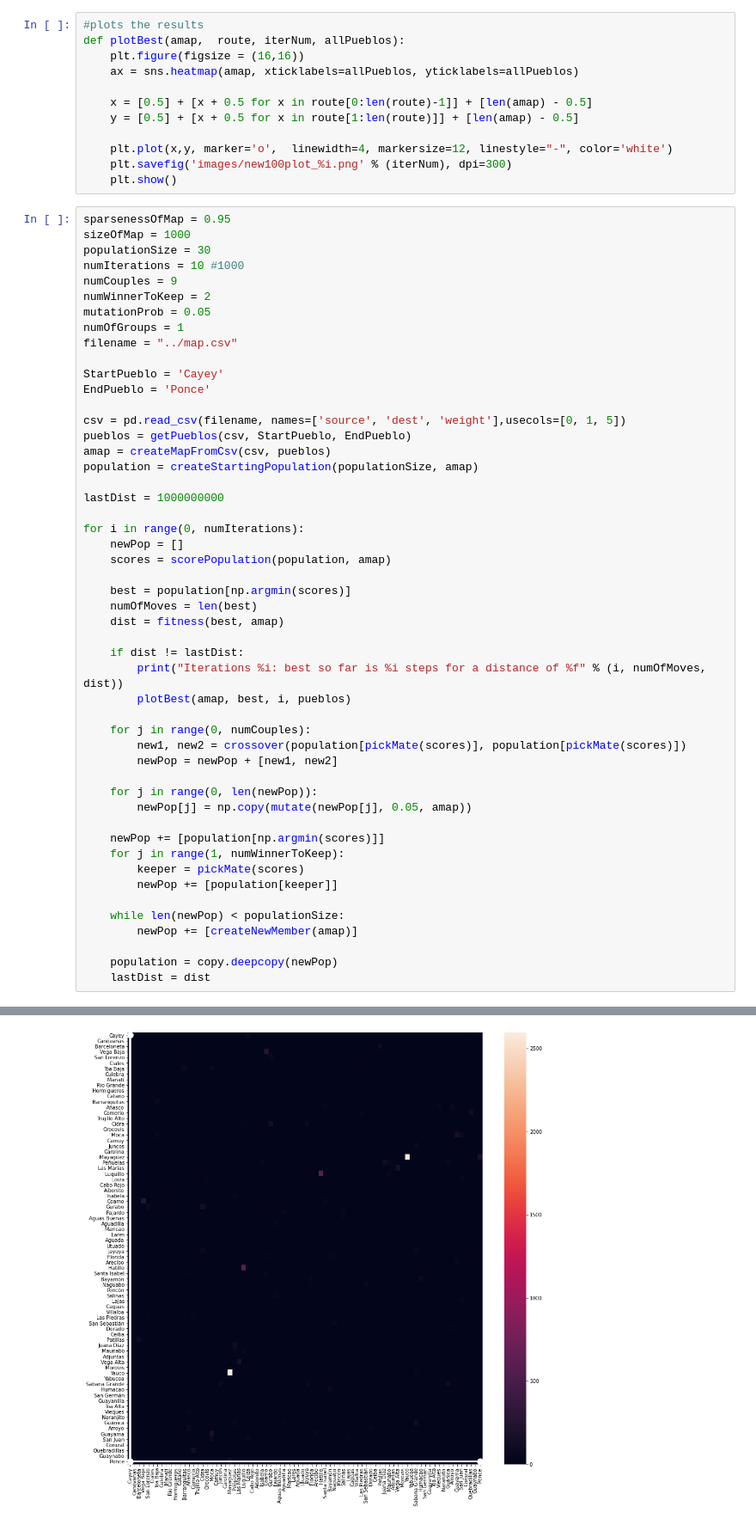
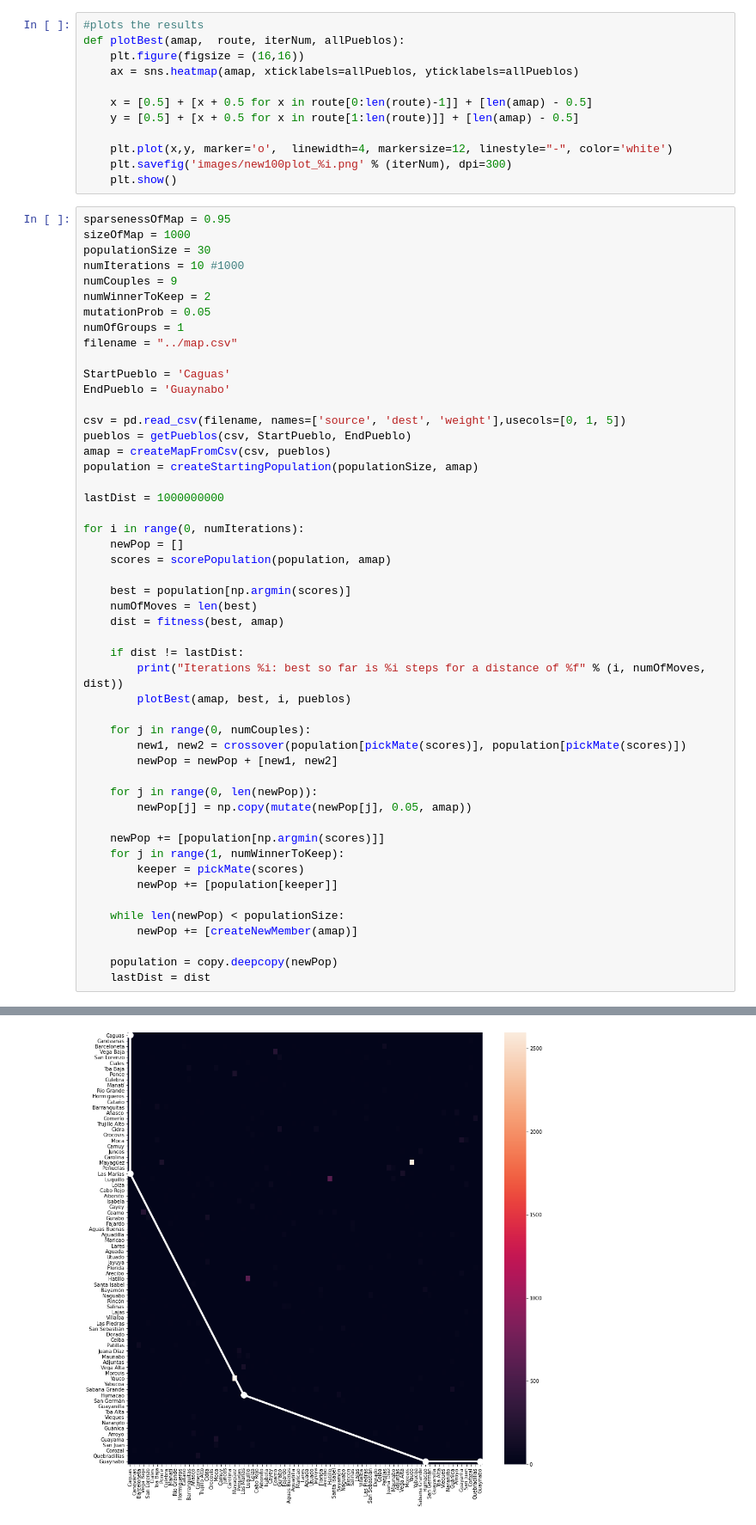
Before and after one commit to Kelvin123459/Route-Optimizer, a Jupyter notebook: Genetic/GeneticAlgo.ipynb, the cells around one changed output, grey strips where cells are left out. Shown at 86% size. Saved outputs shown, nothing was run; the diff lists cells and outputs as text.

```diff
--- a/Genetic/GeneticAlgo.ipynb
+++ b/Genetic/GeneticAlgo.ipynb
@@ -205,8 +205,8 @@ mutationProb = 0.05
 numOfGroups = 1
 filename = "../map.csv"
 
-StartPueblo = 'Cayey'
-EndPueblo = 'Ponce'
+StartPueblo = 'Caguas'
+EndPueblo = 'Guaynabo'
 
 csv = pd.read_csv(filename, names=['source', 'dest', 'weight'],usecols=[0, 1, 5])
 pueblos = getPueblos(csv, StartPueblo, EndPueblo)
@@ -252 +252 @@ Iterations 0: best so far is 2 steps for a distance of 1.760000
-[figure, old version]
+[figure, new version]
```
Also changed, not shown: parts of 1 cell of this notebook, 29 other files.
